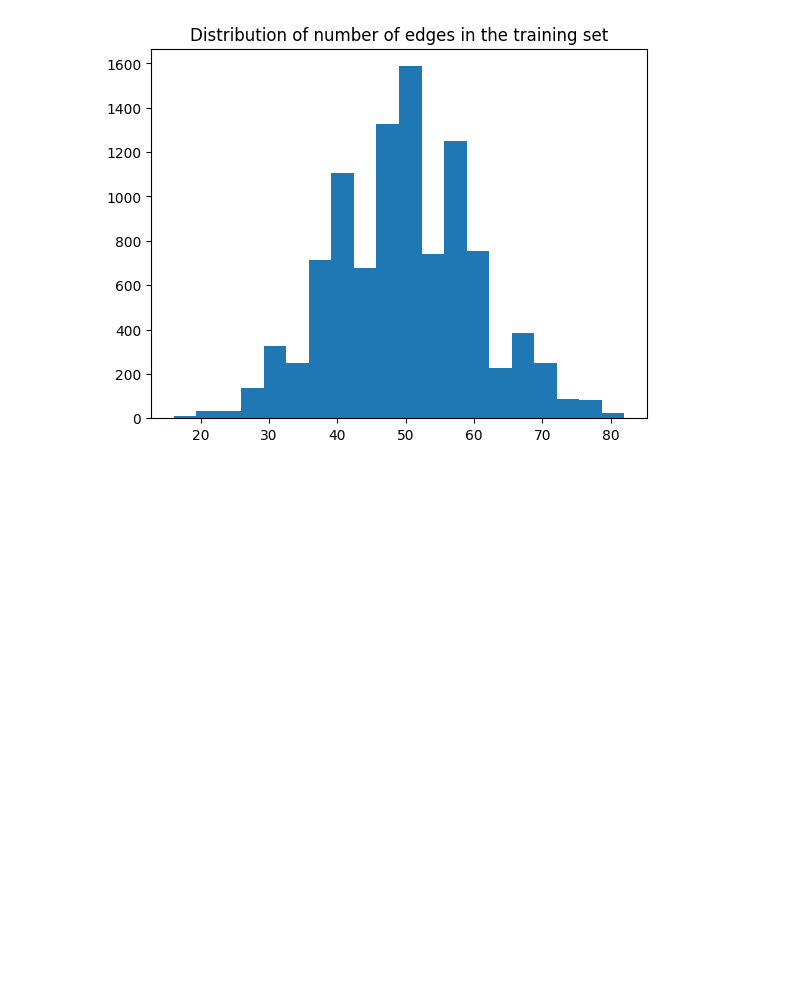
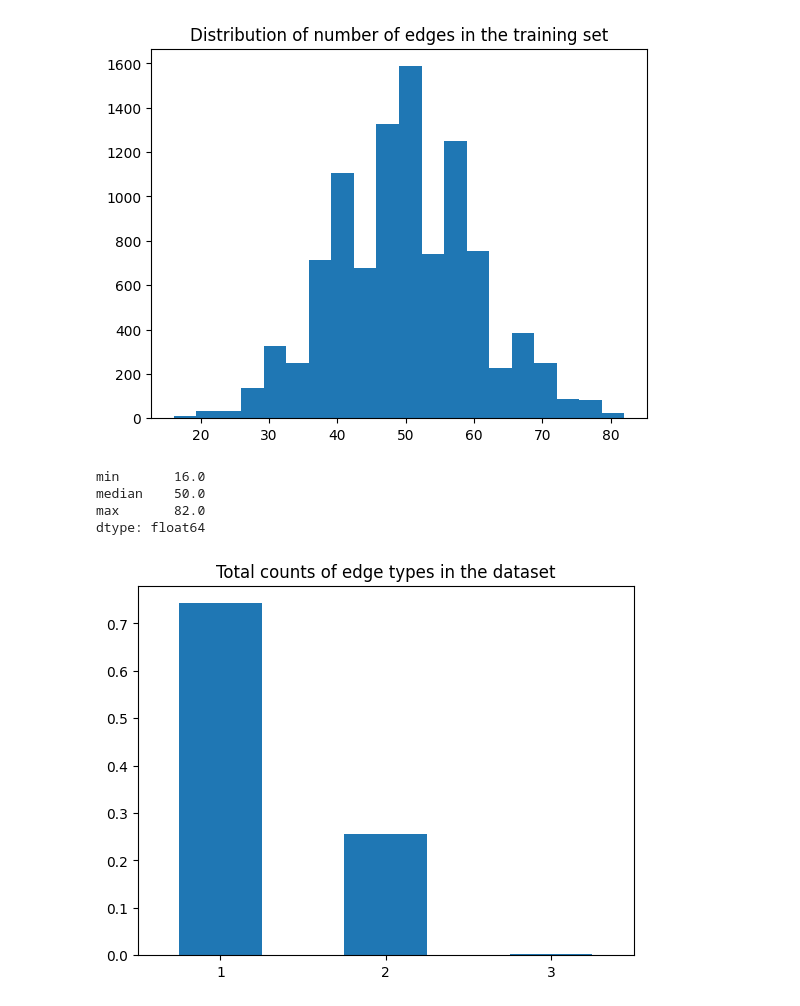
Before and after one commit to diegotg2000/TER_GNN, a Jupyter notebook: zinc_dataset.ipynb, the cells around one changed output. Drawn from its saved outputs; the diff is of its cells as text; code cells hidden in the pictures; blank space fills up the shorter version.

```diff
--- a/zinc_dataset.ipynb
+++ b/zinc_dataset.ipynb
@@ -67,3 +80,20 @@ plt.hist(edges, bins=20);
 plt.title('Distribution of number of edges in the training set');
 # %% [output]
 [figure]
+# %%
+pd.Series(edges).agg(['min', 'median', 'max'])
+# %% [output]
+min       16.0
+median    50.0
+max       82.0
+dtype: float64
+# %%
+edges = pd.Series([graph.edge_attr.flatten().tolist() for graph in train_ds])
+# %%
+edge_counts = edges.apply(lambda x: pd.Series(x).value_counts()).fillna(0).astype(int)
+# %%
+(edge_counts.sum(axis=0)/edge_counts.sum().sum()).plot.bar()
+plt.xticks(rotation=0);
+plt.title('Total counts of edge types in the dataset');
+# %% [output]
+[figure, added]
```
Also changed, not shown: parts of 4 cells of this notebook, 2 other files.
